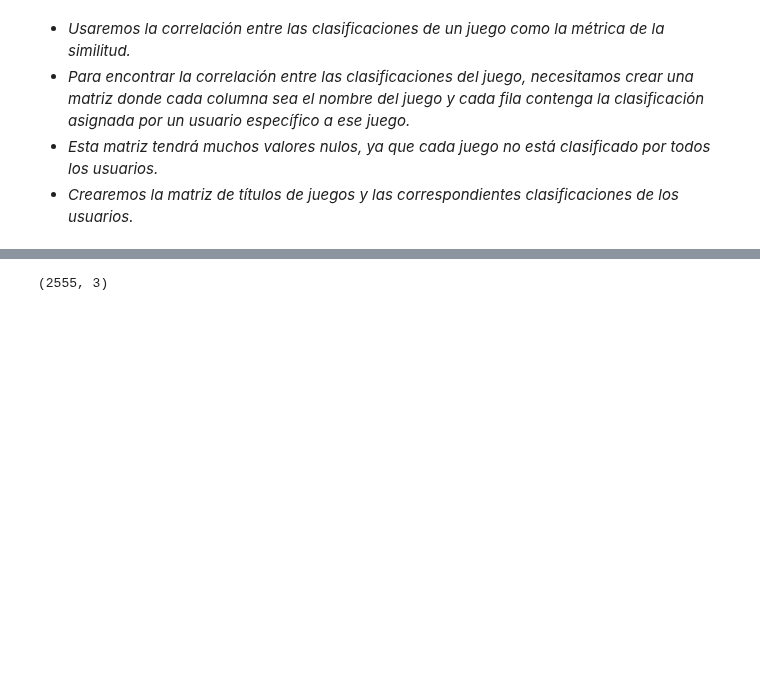
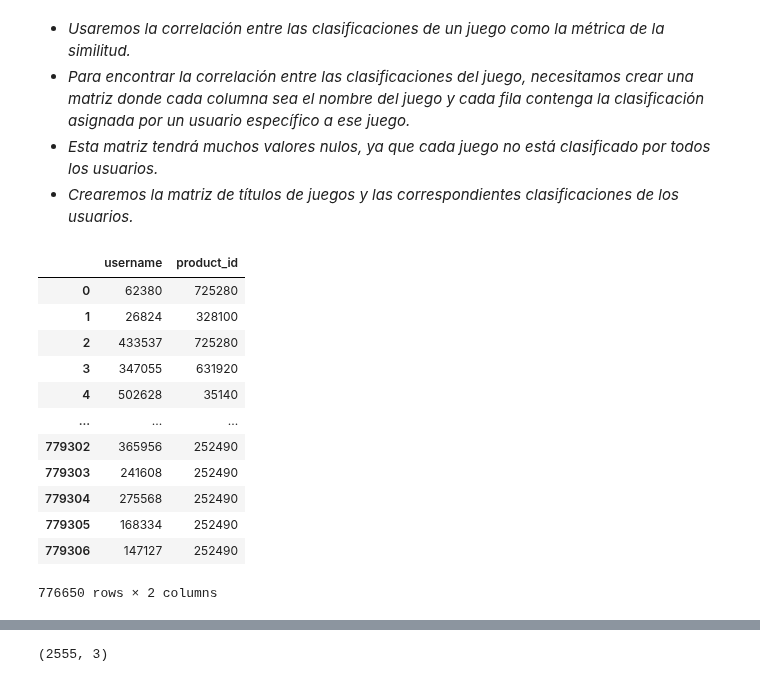
Before and after one commit to alseveso/AcamicaDS, a Jupyter notebook: Proyecto 3/A. Proyecto 03_Alejandra Seveso.ipynb, the cells around one changed output, grey strips where cells are left out. Saved outputs shown, nothing was run; the diff lists cells and outputs as text; code cells hidden in the pictures; blank space fills up the shorter version.

```diff
--- a/Proyecto 3/A. Proyecto 03_Alejandra Seveso.ipynb
+++ b/Proyecto 3/A. Proyecto 03_Alejandra Seveso.ipynb
@@ -916,5 +916,22 @@ sns.jointplot(x='rating', y='rating_counts', data=ratings_mean_count, alpha=0.4)
 * *Para encontrar la correlación entre las clasificaciones del juego, necesitamos crear una matriz donde cada columna sea el nombre del juego y cada fila contenga la clasificación asignada por un usuario específico a ese juego.*
 * *Esta matriz tendrá muchos valores nulos, ya que cada juego no está clasificado por todos los usuarios.*
 * *Crearemos la matriz de títulos de juegos y las correspondientes clasificaciones de los usuarios.*
+# %%
+reviews = final_reviews[['username','product_id']]
+reviews
+# %% [output]
+|  | username | product_id |
+| 0 | 62380 | 725280 |
+| 1 | 26824 | 328100 |
+| 2 | 433537 | 725280 |
+| 3 | 347055 | 631920 |
+| 4 | 502628 | 35140 |
+| ... | ... | ... |
+| 779302 | 365956 | 252490 |
+| 779303 | 241608 | 252490 |
+| 779304 | 275568 | 252490 |
+| 779305 | 168334 | 252490 |
+| 779306 | 147127 | 252490 |
+776650 rows × 2 columns
 # %%
 bm1 = pd.read_csv('new_data_games.csv', encoding = "ISO-8859-1", usecols = [4,13,16])
```
Also changed, not shown: parts of 25 cells of this notebook.
